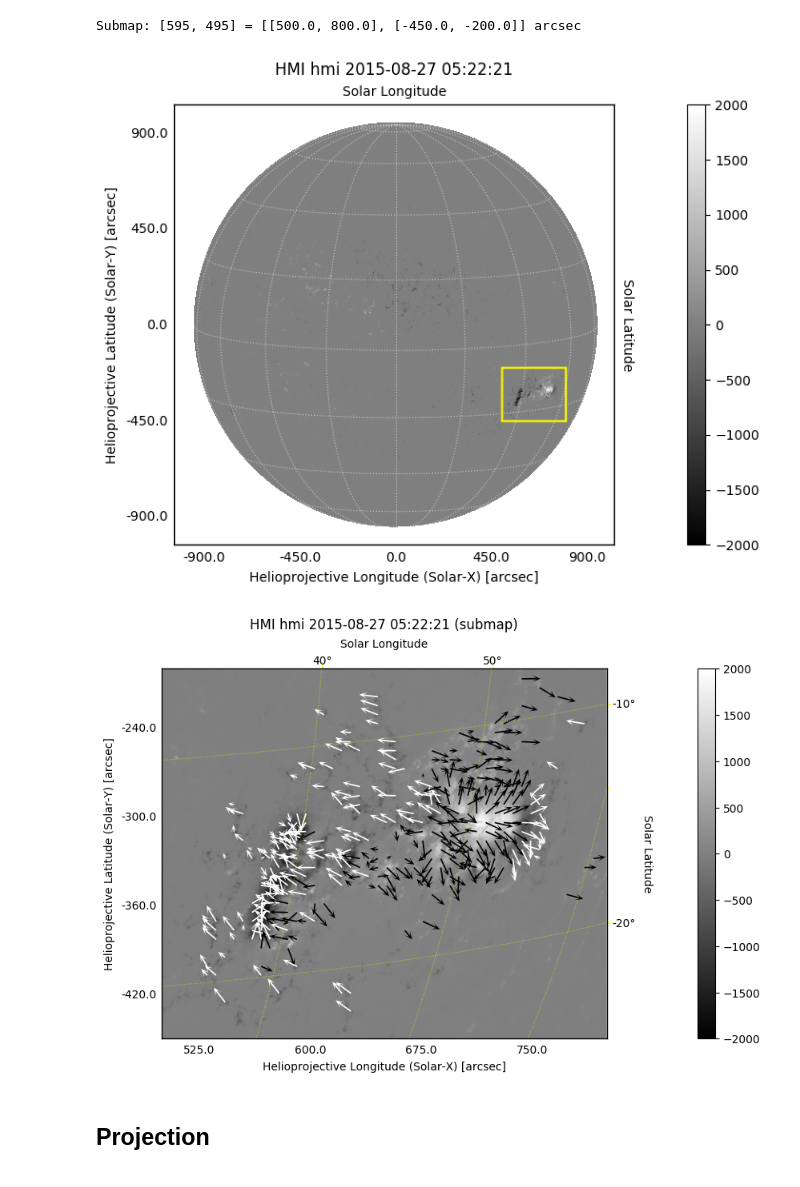
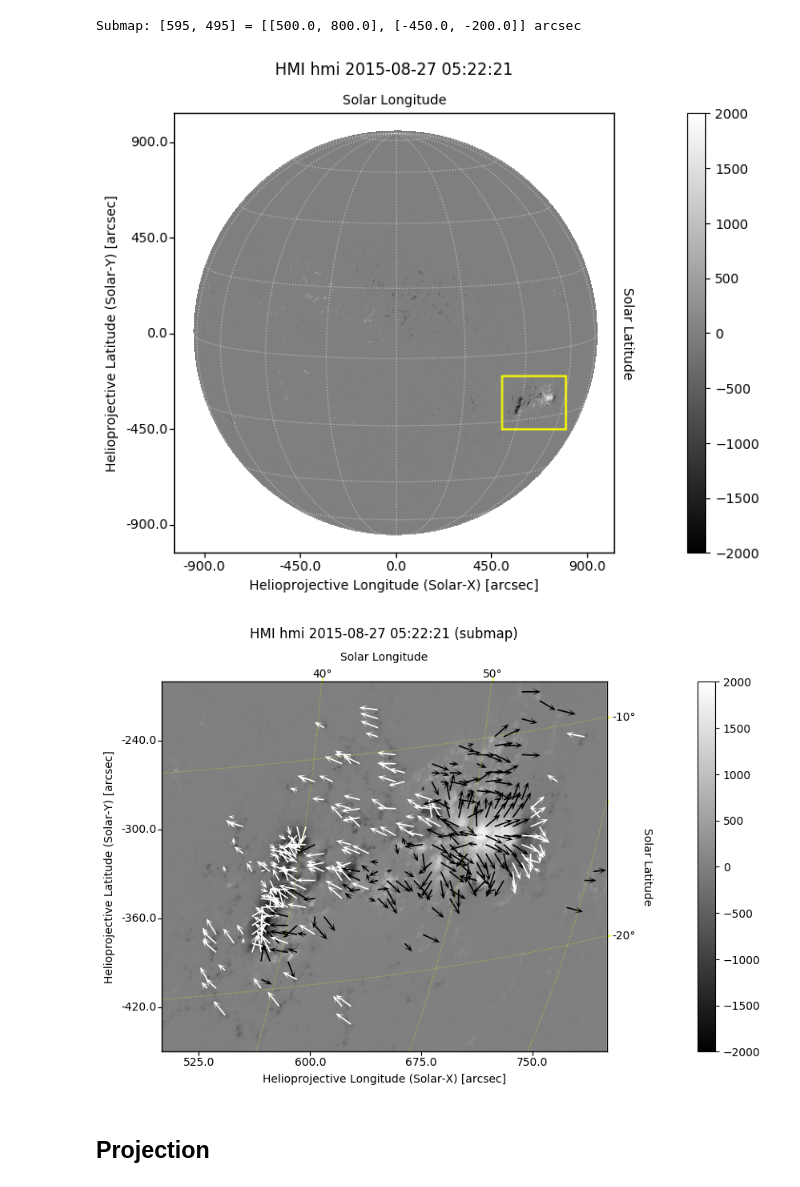
Before and after one commit to lydiazly/scripts-sunpy, a Jupyter notebook: plothmi/example_projection.ipynb, the cells around one changed output. Cells and saved outputs as stored; diff of their text form; code cells hidden in the pictures.

```diff
--- a/plothmi/example_projection.ipynb
+++ b/plothmi/example_projection.ipynb
@@ -49,7 +49,7 @@ mapby.data[:] = mapb.data * np.sin(np.deg2rad(mapi.data)) * np.sin(np.deg2rad(ma
 mapbz.data[:] = mapb.data * np.cos(np.deg2rad(mapi.data))
 # %%
 # Rotate(CCW)
-order = 3
+order = 1
 print('Correcting image axes...')
 with np.errstate(invalid='ignore'):  # Suppress warnings of NaNs
     mapbx = mapbx.rotate(order=order)
@@ -105,23 +105,23 @@ mapbz.draw_rectangle(bl, (xmax-xmin)*u.arcsec, (ymax-ymin)*u.arcsec, axes=ax1, c
 plt.clim(-2000., 2000.)
 # fig1.savefig(path+'/'+'example_proj_disk.png', dpi=200)
 # %% [output]
-[figure, old version]
+[figure, new version]
 # %%
 iskip, jskip = (12, 12)
 
 fig2 = plt.figure(figsize=(9, 6), dpi=100)
 ax2 = fig2.add_subplot(111, projection=smapbz)
 im2 = plot_map(ax2, smapbz)
 plot_vmap(ax2, smapbx, smapby, smapbz, iskip=iskip, jskip=jskip, cmin=100., vmax=500., cmap='binary',
           scale_units='xy', scale=1/0.05, minlength=0.02)
 
 # Properties
 smapbz.draw_grid(axes=ax2, grid_spacing=10*u.deg, color='yellow', linestyle=':')
-ax2.set_title(mapbz.latex_name+' (submap)', y=1.09);
+ax2.set_title(mapbz.latex_name+' (submap)', y=1.1);
 plt.subplots_adjust(right=0.8)  # Reduce the value to move the colorbar to the right
 im2.set_clim(-2000., 2000.)
 # %% [output]
-[figure, old version]
+[figure, new version]
 # %% [markdown]
 ## Projection
 # %%
```
Also changed, not shown: parts of 1 cell of this notebook, 5 other files.
